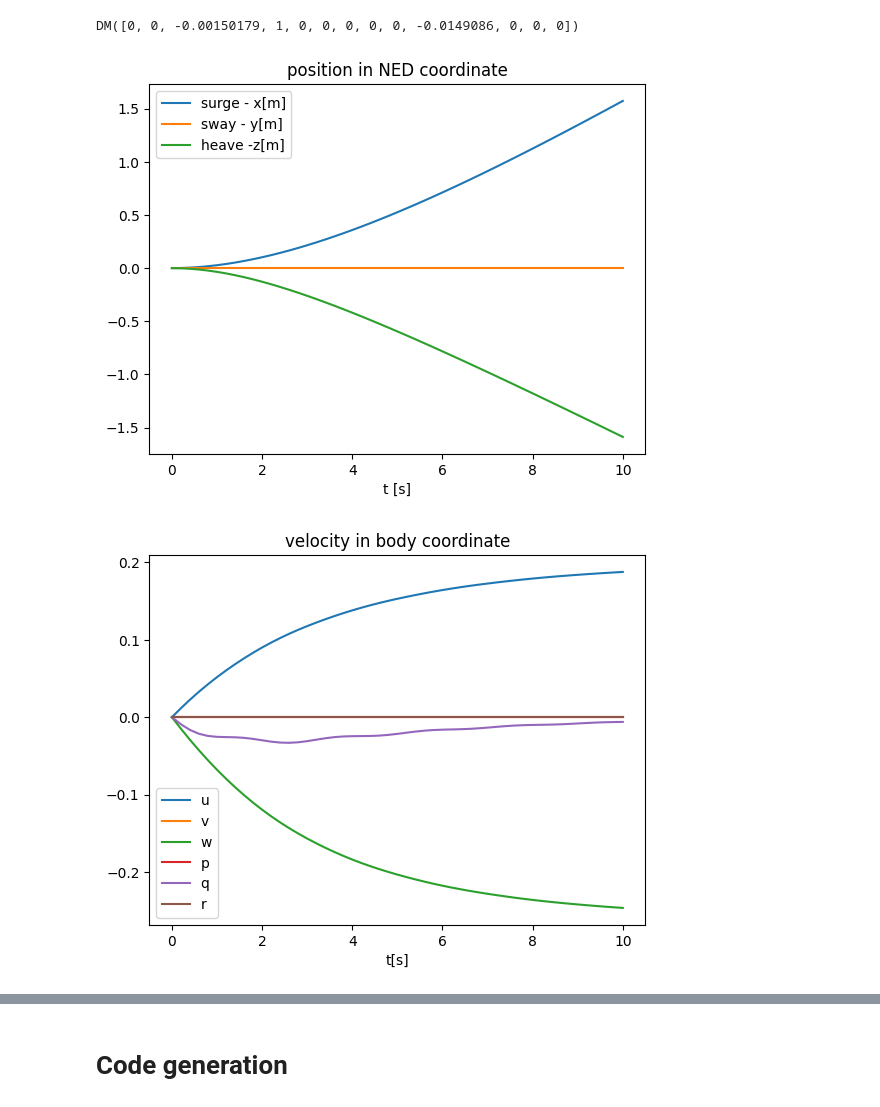
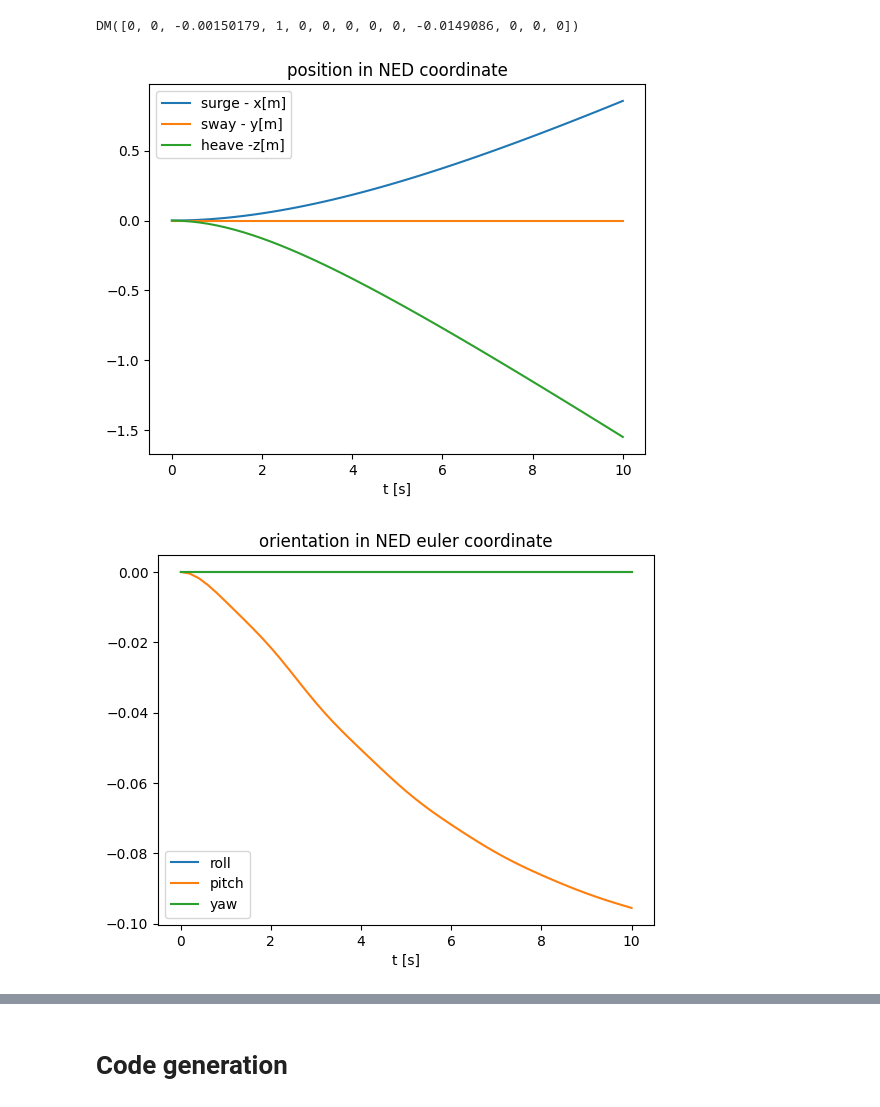
Before and after one commit to edxmorgan/diff_uv, a Jupyter notebook: usage.ipynb, the cells around one changed output, grey strips where cells are left out. Cells and saved outputs as stored; diff of their text form; code cells hidden in the pictures.

```diff
--- a/usage.ipynb
+++ b/usage.ipynb
@@ -275,37 +275,59 @@ DM([0, 0, -0.00150179, 1, 0, 0, 0, 0, 0, -0.0149086, 0, 0, 0])
 # %%
 sim = F.mapaccum(N)
 res = sim(x0, u0)
+# %%
+import math
+
+def euler_from_quaternion(q):
+        w, x, y, z = q
+        """
+        Convert a quaternion into euler angles (roll, pitch, yaw)
+        roll is rotation around x in radians (counterclockwise)
+        pitch is rotation around y in radians (counterclockwise)
+        yaw is rotation around z in radians (counterclockwise)
+        """
+        t0 = +2.0 * (w * x + y * z)
+        t1 = +1.0 - 2.0 * (x * x + y * y)
+        roll_x = math.atan2(t0, t1)
+
+        t2 = +2.0 * (w * y - z * x)
+        t2 = +1.0 if t2 > +1.0 else t2
+        t2 = -1.0 if t2 < -1.0 else t2
+        pitch_y = math.asin(t2)
+
+        t3 = +2.0 * (w * z + x * y)
+        t4 = +1.0 - 2.0 * (y * y + z * z)
+        yaw_z = math.atan2(t3, t4)
+
+        return np.array([roll_x, pitch_y, yaw_z]) # in radians
 # %%
 import matplotlib.pyplot as plt
-u0 = np.array([1.0, 0.0, 0.0, 0.0, 0.0, 0.0])
+u0 = np.array([0.5, 0.0, 0.0, 0.0, 0.0, 0.0])
 res = sim(x0, u0)
 res.T
 t = np.linspace(0, T, N+1)
 
 # Create a figure and plot the data
 plt.figure()
 plt.plot(t, np.concatenate((np.array(x0).reshape((13,1)), res.toarray()), axis=1)[0:3,:].T)
 plt.legend(['surge - x[m]', 'sway - y[m]', 'heave -z[m]'])
 plt.title("position in NED coordinate")
 plt.xlabel('t [s]')
 
-# plt.figure()
-# plt.plot(t, np.concatenate((np.array(x0).reshape((13,1)), res.toarray()), axis=1)[3:7,:].T)
-# plt.legend(['surge - x[m]', 'sway - y[m]', 'heave -z[m]'])
-# plt.xlabel('t [s]')
+plt.figure()
+vfunc = np.vectorize(euler_from_quaternion, signature='(n)->(k)')
+rpy_array = vfunc(np.concatenate((np.array(x0).reshape((13,1)), res.toarray()), axis=1)[3:7,:].T)
+plt.plot(t, rpy_array)
+plt.legend(['roll', 'pitch', 'yaw'])
+plt.title("orientation in NED euler coordinate")
+plt.xlabel('t [s]')
 
 plt.figure()
 plt.plot(t, np.concatenate((np.array(x0).reshape((13,1)), res.toarray()), axis=1)[7::,:].T)
 plt.legend(['u', 'v', 'w', 'p', 'q', 'r'])
 plt.xlabel('t[s]')
 plt.title("velocity in body coordinate")
 plt.show()
-
-# q2eulerf(np.concatenate((np.array(x0).reshape((13,1)), res.toarray()), axis=1)[3:7,:].T[0])
-
-# vfunc = np.vectorize(q2eulerf, signature='(n,m)->(n,k)')
-
-# vfunc(np.concatenate((np.array(x0).reshape((13,1)), res.toarray()), axis=1)[3:7,:])
 # %% [output]
-[figure, old version]
+[figure, new version]
-[figure, old version]
+[figure, new version]
```
Also changed, not shown: parts of 2 cells of this notebook.
